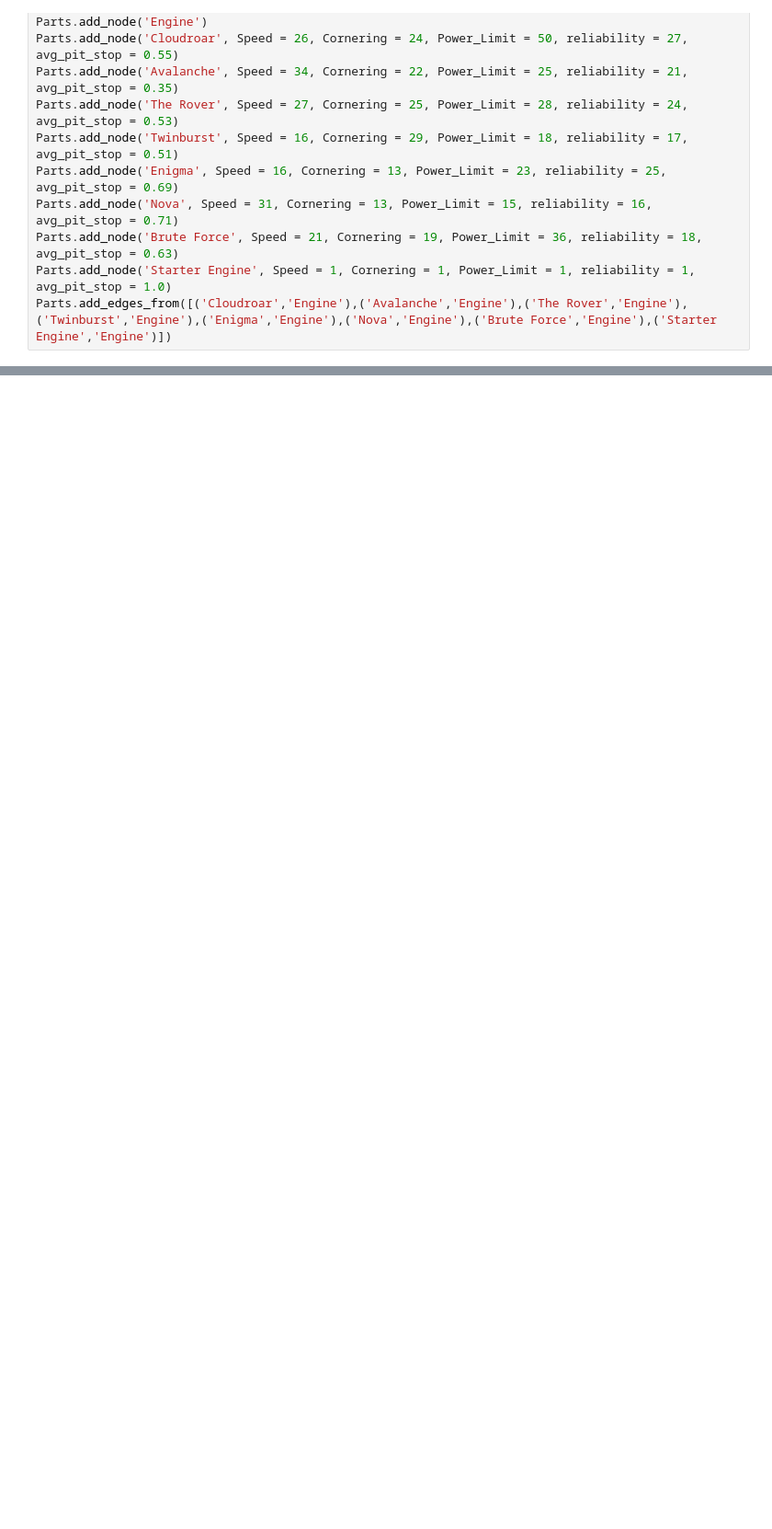
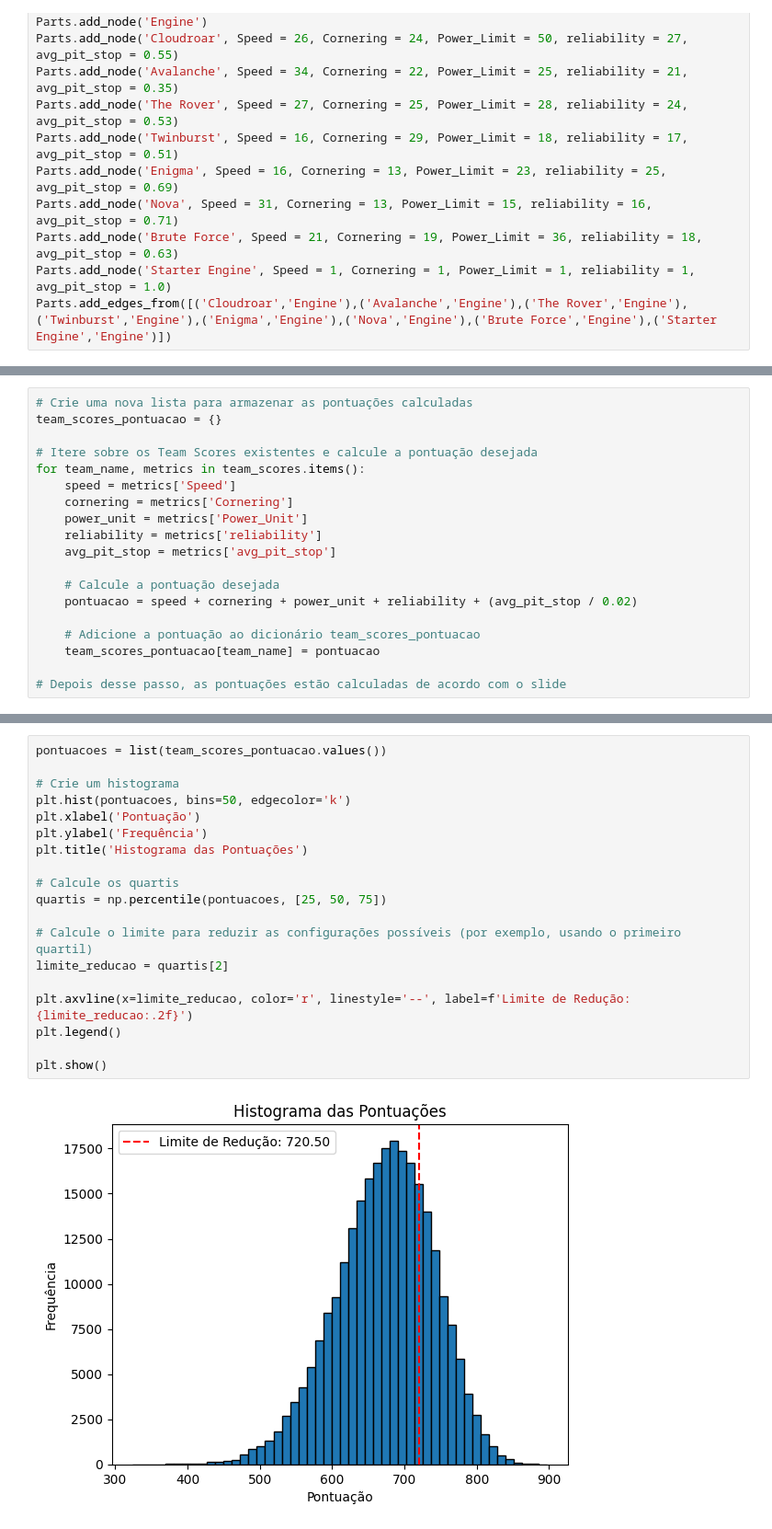
Before and after one commit to rikdantas/Algoritmos-Estruturas-Dados-II, a Jupyter notebook: week06/week06_T1U2.ipynb, the cells around one changed output, grey strips where cells are left out. Shown at 92% size. Cells and saved outputs as stored; diff of their text form; blank space fills up the shorter version.

```diff
--- a/week06/week06_T1U2.ipynb
+++ b/week06/week06_T1U2.ipynb
@@ -97,0 +193,19 @@ nx.draw(Parts, with_labels=True)
+# %%
+# Crie uma nova lista para armazenar as pontuações calculadas
+team_scores_pontuacao = {}
+
+# Itere sobre os Team Scores existentes e calcule a pontuação desejada
+for team_name, metrics in team_scores.items():
+    speed = metrics['Speed']
+    cornering = metrics['Cornering']
+    power_unit = metrics['Power_Unit']
+    reliability = metrics['reliability']
+    avg_pit_stop = metrics['avg_pit_stop']
+
+    # Calcule a pontuação desejada
+    pontuacao = speed + cornering + power_unit + reliability + (avg_pit_stop / 0.02)
+
+    # Adicione a pontuação ao dicionário team_scores_pontuacao
+    team_scores_pontuacao[team_name] = pontuacao
+
+# Depois desse passo, as pontuações estão calculadas de acordo com o slide
@@ -97,0 +214,21 @@ nx.draw(Parts, with_labels=True)
+# %%
+pontuacoes = list(team_scores_pontuacao.values())
+
+# Crie um histograma
+plt.hist(pontuacoes, bins=50, edgecolor='k')
+plt.xlabel('Pontuação')
+plt.ylabel('Frequência')
+plt.title('Histograma das Pontuações')
+
+# Calcule os quartis
+quartis = np.percentile(pontuacoes, [25, 50, 75])
+
+# Calcule o limite para reduzir as configurações possíveis (por exemplo, usando o primeiro quartil)
+limite_reducao = quartis[2]
+
+plt.axvline(x=limite_reducao, color='r', linestyle='--', label=f'Limite de Redução: {limite_reducao:.2f}')
+plt.legend()
+
+plt.show()
+# %% [output]
+[figure, added]
```
Also changed, not shown: parts of 6 cells of this notebook.
